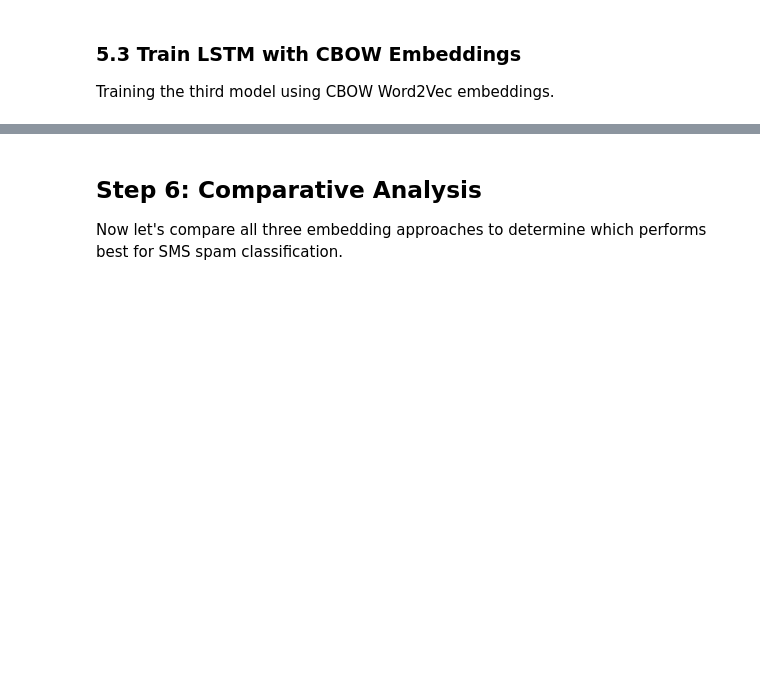
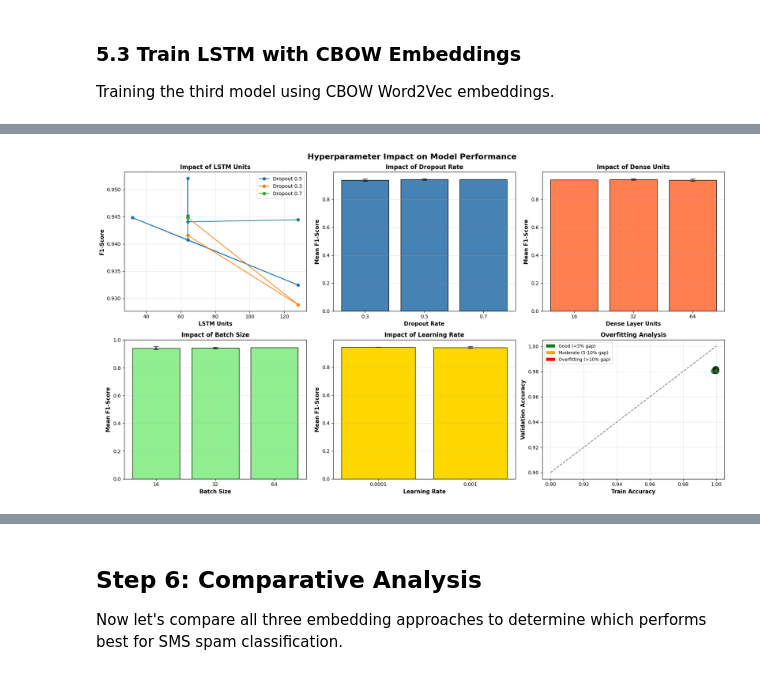
Before and after one commit to Edith123321/text-classification-groupwork, a Jupyter notebook: notebooks/LSTM_SMS_Spam_Classification.ipynb, the cells around one changed output, grey strips where cells are left out. Cells and saved outputs as stored; diff of their text form; code cells hidden in the pictures; blank space fills up the shorter version.

```diff
--- a/notebooks/LSTM_SMS_Spam_Classification.ipynb
+++ b/notebooks/LSTM_SMS_Spam_Classification.ipynb
@@ -1265,0 +1593,90 @@ Overall Metrics:
+# %%
+# Visualize hyperparameter impact
+
+fig, axes = plt.subplots(2, 3, figsize=(18, 10))
+fig.suptitle('Hyperparameter Impact on Model Performance', fontsize=16, fontweight='bold')
+
+# 1. LSTM Units vs F1-Score
+ax = axes[0, 0]
+for dropout in tuning_df['dropout'].unique():
+    subset = tuning_df[tuning_df['dropout'] == dropout]
+    ax.plot(subset['lstm_units'], subset['test_f1'], marker='o', label=f'Dropout {dropout}')
+ax.set_xlabel('LSTM Units', fontsize=11, fontweight='bold')
+ax.set_ylabel('F1-Score', fontsize=11, fontweight='bold')
+ax.set_title('Impact of LSTM Units', fontsize=12, fontweight='bold')
+ax.legend()
+ax.grid(alpha=0.3)
+
+# 2. Dropout vs F1-Score
+ax = axes[0, 1]
+dropout_grouped = tuning_df.groupby('dropout')['test_f1'].agg(['mean', 'std'])
+ax.bar(dropout_grouped.index.astype(str), dropout_grouped['mean'],
+       yerr=dropout_grouped['std'], capsize=5, color='steelblue', edgecolor='black')
+ax.set_xlabel('Dropout Rate', fontsize=11, fontweight='bold')
+ax.set_ylabel('Mean F1-Score', fontsize=11, fontweight='bold')
+ax.set_title('Impact of Dropout Rate', fontsize=12, fontweight='bold')
+ax.grid(axis='y', alpha=0.3)
+
+# 3. Dense Units vs F1-Score
+ax = axes[0, 2]
+dense_grouped = tuning_df.groupby('dense_units')['test_f1'].agg(['mean', 'std'])
+ax.bar(dense_grouped.index.astype(str), dense_grouped['mean'],
+       yerr=dense_grouped['std'], capsize=5, color='coral', edgecolor='black')
+ax.set_xlabel('Dense Layer Units', fontsize=11, fontweight='bold')
+ax.set_ylabel('Mean F1-Score', fontsize=11, fontweight='bold')
+ax.set_title('Impact of Dense Units', fontsize=12, fontweight='bold')
+ax.grid(axis='y', alpha=0.3)
+
+# 4. Batch Size vs F1-Score
+ax = axes[1, 0]
+batch_grouped = tuning_df.groupby('batch_size')['test_f1'].agg(['mean', 'std'])
+ax.bar(batch_grouped.index.astype(str), batch_grouped['mean'],
+       yerr=batch_grouped['std'], capsize=5, color='lightgreen', edgecolor='black')
+ax.set_xlabel('Batch Size', fontsize=11, fontweight='bold')
+ax.set_ylabel('Mean F1-Score', fontsize=11, fontweight='bold')
+ax.set_title('Impact of Batch Size', fontsize=12, fontweight='bold')
+ax.grid(axis='y', alpha=0.3)
+
+# 5. Learning Rate vs F1-Score
+ax = axes[1, 1]
+lr_grouped = tuning_df.groupby('learning_rate')['test_f1'].agg(['mean', 'std'])
+ax.bar([str(x) for x in lr_grouped.index], lr_grouped['mean'],
+       yerr=lr_grouped['std'], capsize=5, color='gold', edgecolor='black')
+ax.set_xlabel('Learning Rate', fontsize=11, fontweight='bold')
+ax.set_ylabel('Mean F1-Score', fontsize=11, fontweight='bold')
+ax.set_title('Impact of Learning Rate', fontsize=12, fontweight='bold')
+ax.grid(axis='y', alpha=0.3)
+
+# 6. Overfitting Analysis (Training vs Validation Accuracy)
+ax = axes[1, 2]
+colors = ['green' if gap < 0.05 else 'orange' if gap < 0.1 else 'red'
+          for gap in tuning_df['overfit_gap']]
+scatter = ax.scatter(tuning_df['train_accuracy'], tuning_df['val_accuracy'],
+                    c=colors, s=100, alpha=0.6, edgecolors='black', linewidth=1.5)
+ax.plot([0.9, 1.0], [0.9, 1.0], 'k--', alpha=0.5, label='Perfect fit')
+ax.set_xlabel('Train Accuracy', fontsize=11, fontweight='bold')
+ax.set_ylabel('Validation Accuracy', fontsize=11, fontweight='bold')
+ax.set_title('Overfitting Analysis', fontsize=12, fontweight='bold')
+ax.legend(['No overfit line'], loc='lower right')
+ax.grid(alpha=0.3)
+
+# Add legend for colors
+from matplotlib.patches import Patch
+legend_elements = [Patch(facecolor='green', label='Good (<5% gap)'),
+                  Patch(facecolor='orange', label='Moderate (5-10% gap)'),
+                  Patch(facecolor='red', label='Overfitting (>10% gap)')]
+ax.legend(handles=legend_elements, loc='upper left', fontsize=9)
+
+plt.tight_layout()
+plt.savefig('../results/figures/hyperparameter_tuning_analysis.png', dpi=300, bbox_inches='tight')
+plt.show()
+
+print("\nKey Insights from Hyperparameter Tuning:")
+print("-" * 40)
+print("1. LSTM Units: Higher units generally improve performance but increase training time")
+print("2. Dropout: Moderate dropout (0.5) provides best balance between regularization and capacity")
+print("3. Dense Units: Larger dense layer helps capture complex patterns before final classification")
+print("4. Batch Size: Smaller batches (16-32) provide better generalization for this dataset")
+print("5. Learning Rate: 0.001 converges faster; 0.0001 may achieve slightly better final performance")
+# %% [output]
+[figure, added]
```
Also changed, not shown: parts of 25 cells of this notebook, 3 other files.
